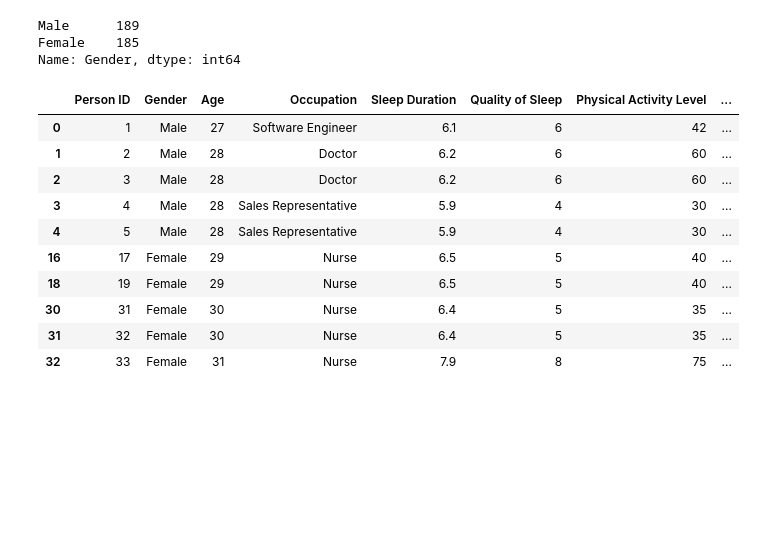
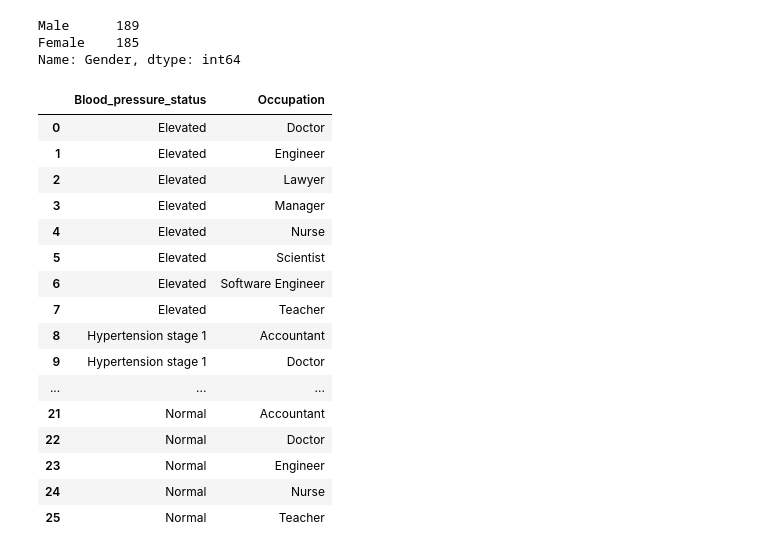
Before and after one commit to Joakimanochie/Data_analytics, a Jupyter notebook: Sleep_dataset_analysis.ipynb, the cells around one changed output. Cells and saved outputs as stored; diff of their text form; code cells hidden in the pictures; blank space fills up the shorter version.

```diff
--- a/Sleep_dataset_analysis.ipynb
+++ b/Sleep_dataset_analysis.ipynb
@@ -91,17 +91,24 @@ Male      189
 Female    185
 Name: Gender, dtype: int64
 # %%
-sleep_gender = sleep_data.groupby(['Gender'], as_index=False)
-sleep_gender.head()
+BP_status = sleep_data[['Gender','Occupation', 'Blood_pressure_status']]
+BP_grp = BP_status.groupby(['Blood_pressure_status', 'Occupation'], as_index=False).count()
+BP_grp
 # %% [output]
-|  | Person ID | Gender | Age | Occupation | Sleep Duration | Quality of Sleep | Physical Activity Level | ... |
-| 0 | 1 | Male | 27 | Software Engineer | 6.1 | 6 | 42 | ... |
-| 1 | 2 | Male | 28 | Doctor | 6.2 | 6 | 60 | ... |
-| 2 | 3 | Male | 28 | Doctor | 6.2 | 6 | 60 | ... |
-| 3 | 4 | Male | 28 | Sales Representative | 5.9 | 4 | 30 | ... |
-| 4 | 5 | Male | 28 | Sales Representative | 5.9 | 4 | 30 | ... |
-| 16 | 17 | Female | 29 | Nurse | 6.5 | 5 | 40 | ... |
-| 18 | 19 | Female | 29 | Nurse | 6.5 | 5 | 40 | ... |
-| 30 | 31 | Female | 30 | Nurse | 6.4 | 5 | 35 | ... |
-| 31 | 32 | Female | 30 | Nurse | 6.4 | 5 | 35 | ... |
-| 32 | 33 | Female | 31 | Nurse | 7.9 | 8 | 75 | ... |
+|  | Blood_pressure_status | Occupation |
+| 0 | Elevated | Doctor |
+| 1 | Elevated | Engineer |
+| 2 | Elevated | Lawyer |
+| 3 | Elevated | Manager |
+| 4 | Elevated | Nurse |
+| 5 | Elevated | Scientist |
+| 6 | Elevated | Software Engineer |
+| 7 | Elevated | Teacher |
+| 8 | Hypertension stage 1 | Accountant |
+| 9 | Hypertension stage 1 | Doctor |
+| ... | ... | ... |
+| 21 | Normal | Accountant |
+| 22 | Normal | Doctor |
+| 23 | Normal | Engineer |
+| 24 | Normal | Nurse |
+| 25 | Normal | Teacher |
```
Also changed, not shown: parts of 6 cells of this notebook, 1 other file.
